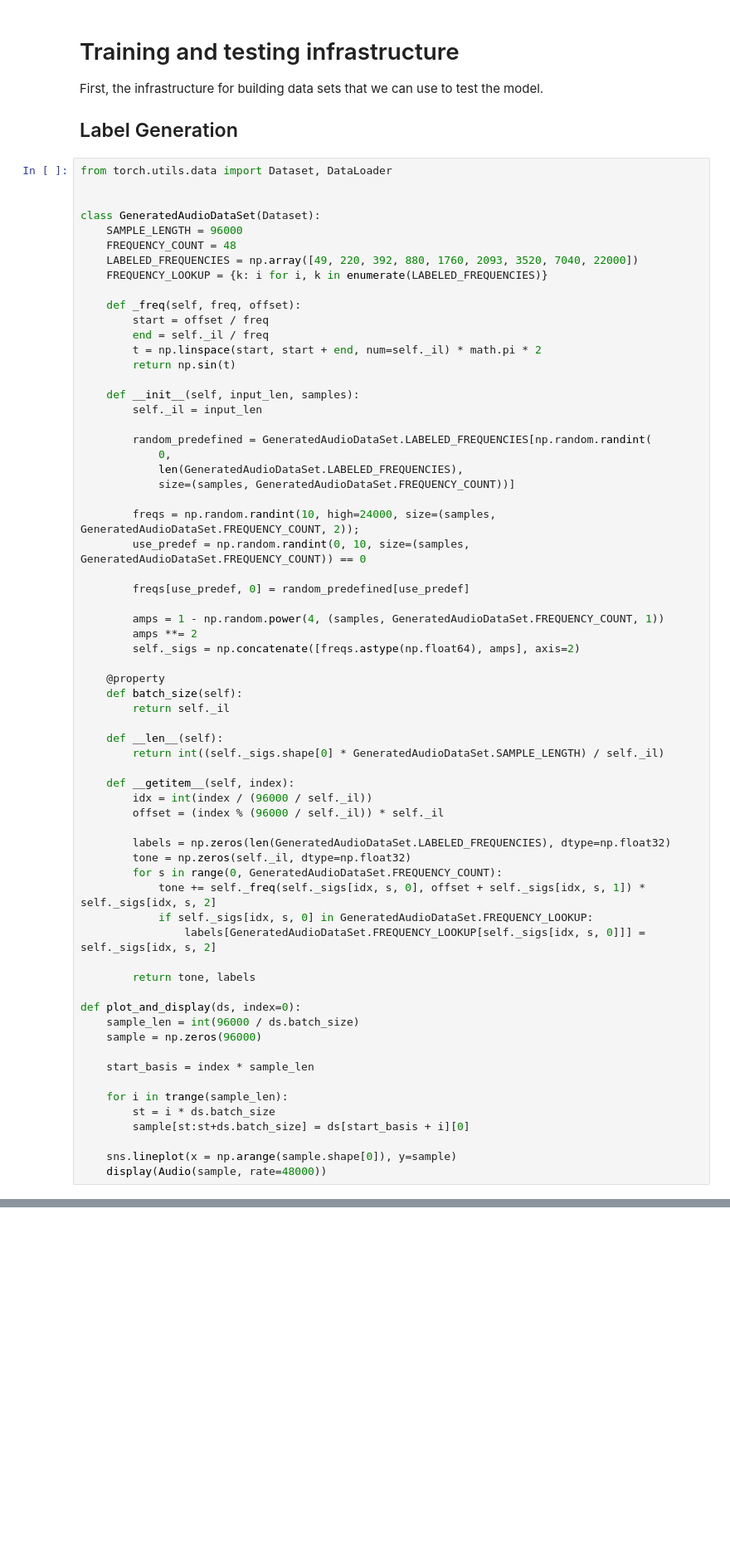
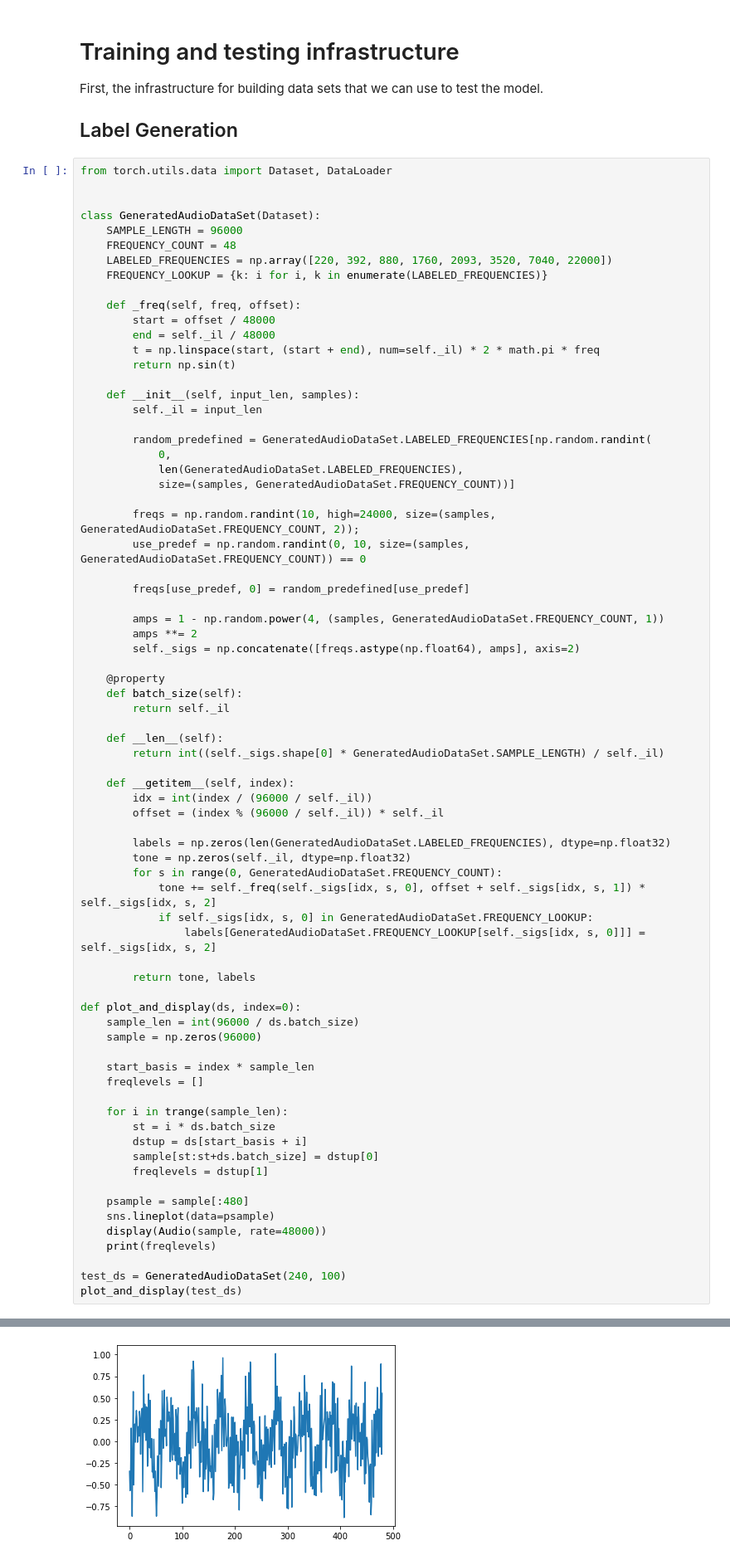
Before and after one commit to kmaragon/CM3070, a Jupyter notebook: Frequencies.ipynb, the cells around one changed output, grey strips where cells are left out. Shown at 83% size. Saved outputs shown, nothing was run; the diff lists cells and outputs as text; blank space fills up the shorter version.

```diff
--- a/Frequencies.ipynb
+++ b/Frequencies.ipynb
@@ -64,13 +64,13 @@ from torch.utils.data import Dataset, DataLoader
 class GeneratedAudioDataSet(Dataset):
     SAMPLE_LENGTH = 96000
     FREQUENCY_COUNT = 48
-    LABELED_FREQUENCIES = np.array([49, 220, 392, 880, 1760, 2093, 3520, 7040, 22000])
+    LABELED_FREQUENCIES = np.array([220, 392, 880, 1760, 2093, 3520, 7040, 22000])
     FREQUENCY_LOOKUP = {k: i for i, k in enumerate(LABELED_FREQUENCIES)}
 
     def _freq(self, freq, offset):
-        start = offset / freq
-        end = self._il / freq
-        t = np.linspace(start, start + end, num=self._il) * math.pi * 2
+        start = offset / 48000
+        end = self._il / 48000
+        t = np.linspace(start, (start + end), num=self._il) * 2 * math.pi * freq
         return np.sin(t)
 
     def __init__(self, input_len, samples):
@@ -115,10 +115,19 @@ def plot_and_display(ds, index=0):
     sample = np.zeros(96000)
 
     start_basis = index * sample_len
+    freqlevels = []
 
     for i in trange(sample_len):
         st = i * ds.batch_size
-        sample[st:st+ds.batch_size] = ds[start_basis + i][0]
+        dstup = ds[start_basis + i]
+        sample[st:st+ds.batch_size] = dstup[0]
+        freqlevels = dstup[1]
 
-    sns.lineplot(x = np.arange(sample.shape[0]), y=sample)
+    psample = sample[:480]
+    sns.lineplot(data=psample)
     display(Audio(sample, rate=48000))
+    print(freqlevels)
+
+test_ds = GeneratedAudioDataSet(240, 100)
+plot_and_display(test_ds)
+# %% [output]
@@ -125,3 +137,4 @@ def plot_and_display(ds, index=0):
+[figure, added]
 # %% [markdown]
 # First pass
 
```
Also changed, not shown: parts of 5 cells of this notebook, 2 other files.
